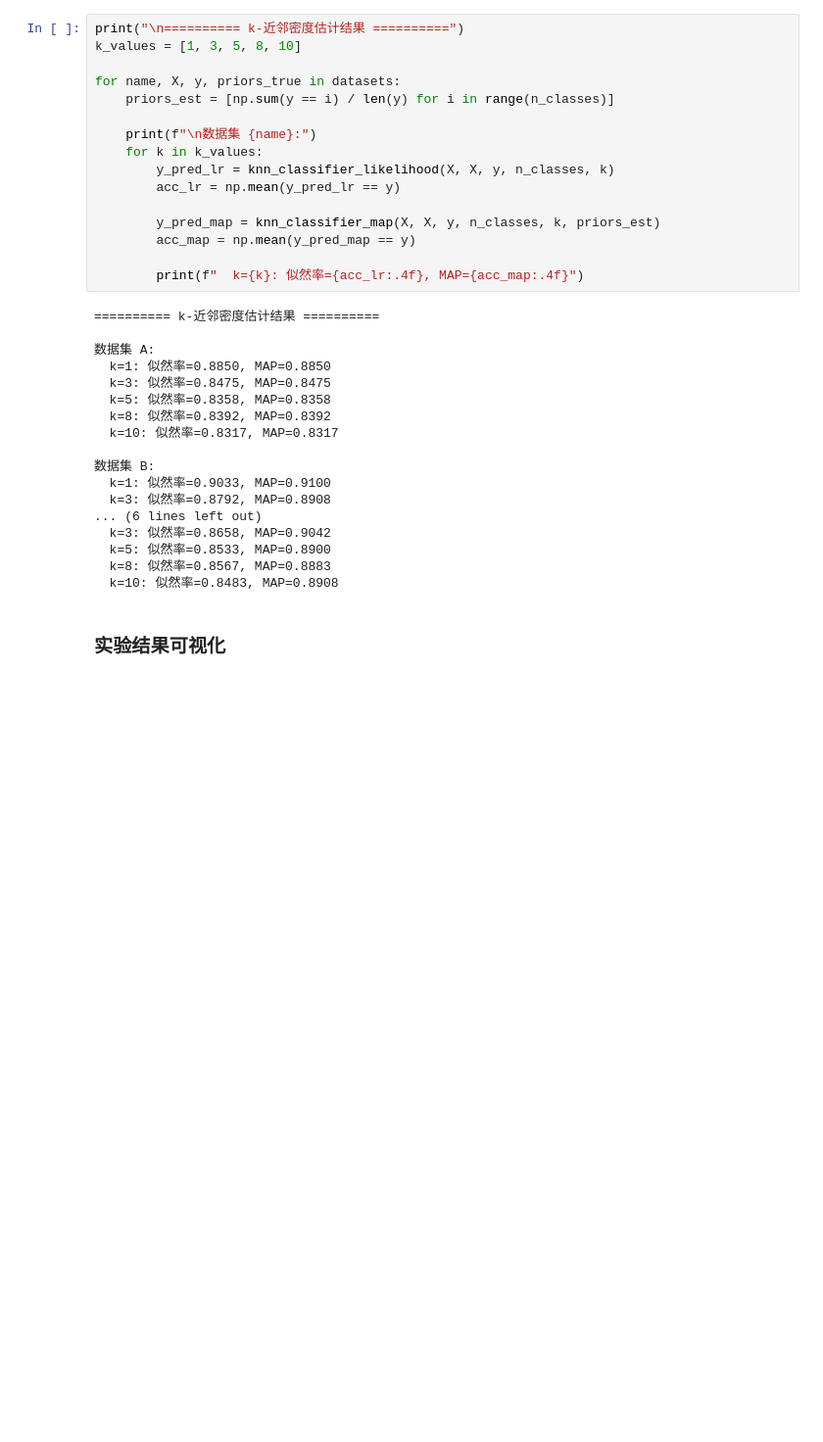
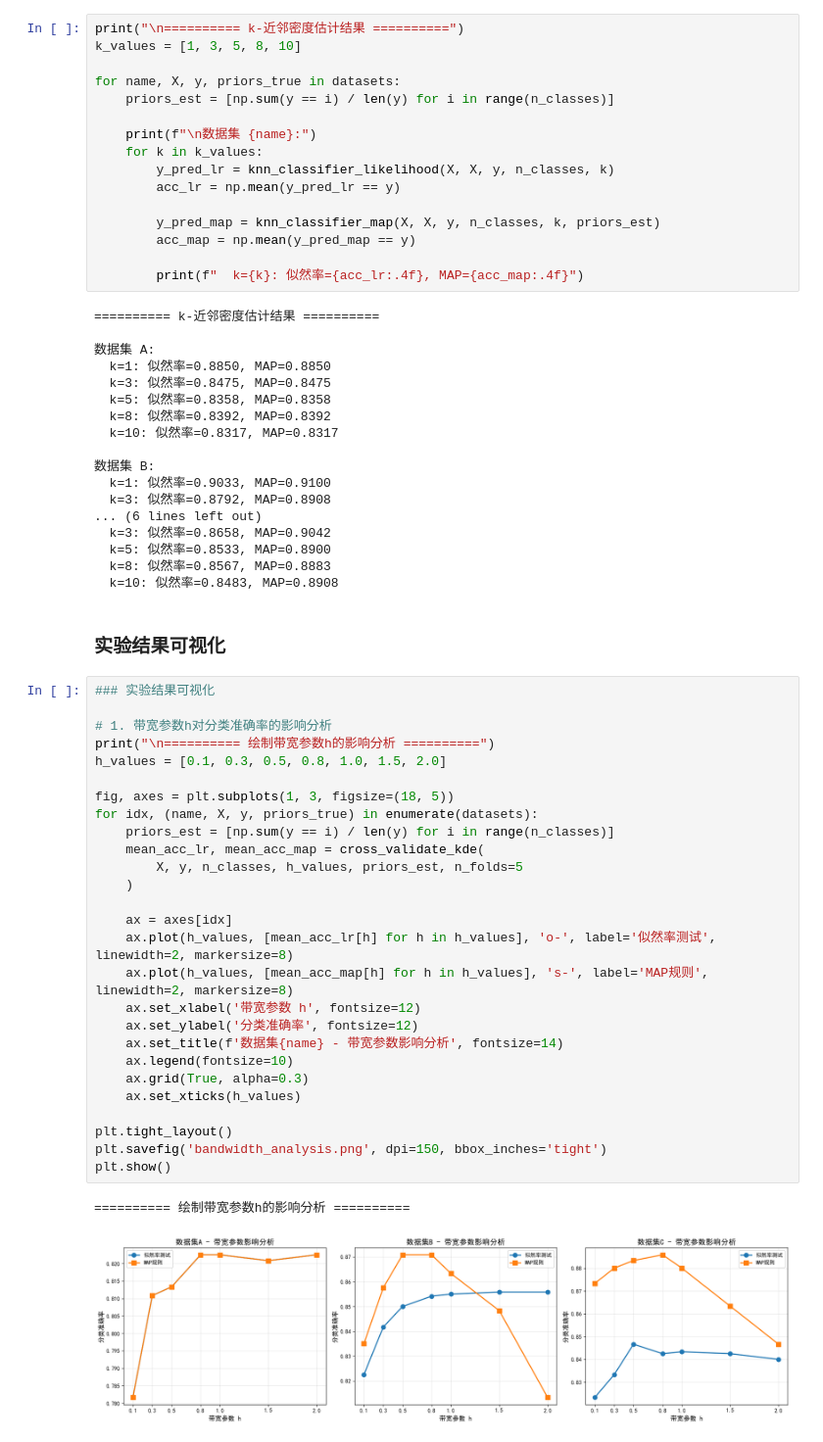
Before and after one commit to sjq0098/Machine_Learning, a Jupyter notebook: lab3/Parameter_Estimation.ipynb, the cells around one changed output. Shown at 98% size. Saved outputs shown, nothing was run; the diff lists cells and outputs as text; blank space fills up the shorter version.

```diff
--- a/lab3/Parameter_Estimation.ipynb
+++ b/lab3/Parameter_Estimation.ipynb
@@ -487,3 +487,33 @@ for name, X, y, priors_true in datasets:
   k=10: 似然率=0.8483, MAP=0.8908
 # %% [markdown]
 ### 实验结果可视化
+# %%
+### 实验结果可视化
+
+# 1. 带宽参数h对分类准确率的影响分析
+print("\n========== 绘制带宽参数h的影响分析 ==========")
+h_values = [0.1, 0.3, 0.5, 0.8, 1.0, 1.5, 2.0]
+
+fig, axes = plt.subplots(1, 3, figsize=(18, 5))
+for idx, (name, X, y, priors_true) in enumerate(datasets):
+    priors_est = [np.sum(y == i) / len(y) for i in range(n_classes)]
+    mean_acc_lr, mean_acc_map = cross_validate_kde(
+        X, y, n_classes, h_values, priors_est, n_folds=5
+    )
+
+    ax = axes[idx]
+    ax.plot(h_values, [mean_acc_lr[h] for h in h_values], 'o-', label='似然率测试', linewidth=2, markersize=8)
+    ax.plot(h_values, [mean_acc_map[h] for h in h_values], 's-', label='MAP规则', linewidth=2, markersize=8)
+    ax.set_xlabel('带宽参数 h', fontsize=12)
+    ax.set_ylabel('分类准确率', fontsize=12)
+    ax.set_title(f'数据集{name} - 带宽参数影响分析', fontsize=14)
+    ax.legend(fontsize=10)
+    ax.grid(True, alpha=0.3)
+    ax.set_xticks(h_values)
+
+plt.tight_layout()
+plt.savefig('bandwidth_analysis.png', dpi=150, bbox_inches='tight')
+plt.show()
+# %% [output]
+========== 绘制带宽参数h的影响分析 ==========
+[figure, added]
```
Also changed, not shown: parts of 4 cells of this notebook, 3 other files.
